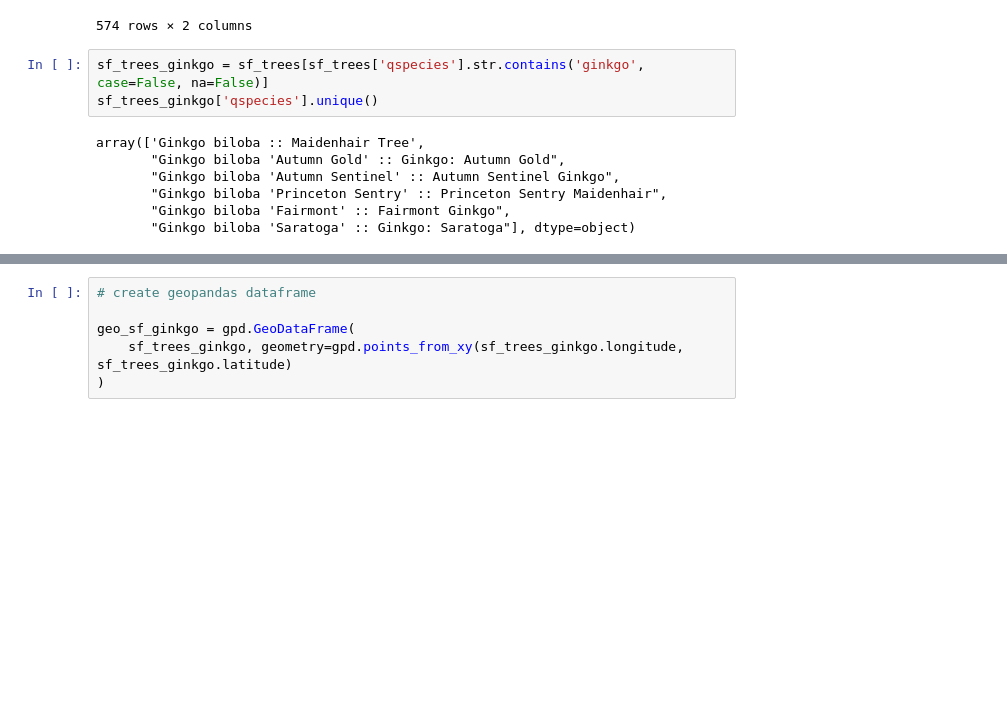
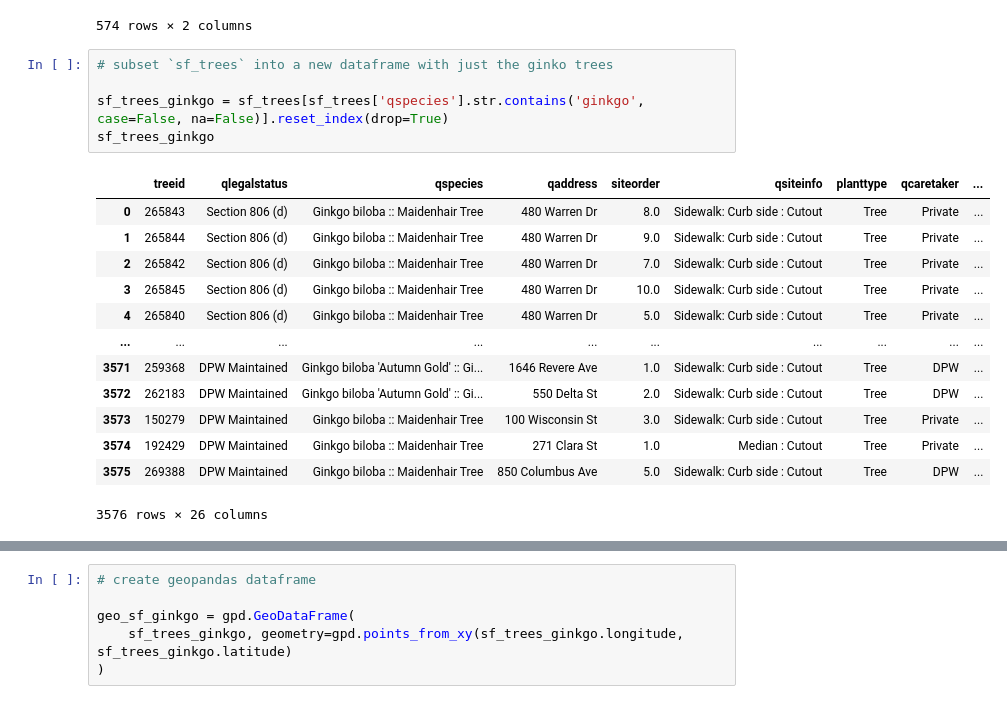
Before and after one commit to jyyang7/j233-proj-trees-in-sf, a Jupyter notebook: 02_data_analysis.ipynb, the cells around one changed output, grey strips where cells are left out. Drawn from its saved outputs; the diff is of its cells as text; blank space fills up the shorter version.

```diff
--- a/02_data_analysis.ipynb
+++ b/02_data_analysis.ipynb
@@ -766,12 +772,21 @@ memory usage: 39.6+ MB
 | 573 | x Chiranthofremontia lenzii :: Hy... | 1 |
 574 rows × 2 columns
 # %%
-sf_trees_ginkgo = sf_trees[sf_trees['qspecies'].str.contains('ginkgo', case=False, na=False)]
-sf_trees_ginkgo['qspecies'].unique()
+# subset `sf_trees` into a new dataframe with just the ginko trees
+
+sf_trees_ginkgo = sf_trees[sf_trees['qspecies'].str.contains('ginkgo', case=False, na=False)].reset_index(drop=True)
+sf_trees_ginkgo
 # %% [output]
+|  | treeid | qlegalstatus | qspecies | qaddress | siteorder | qsiteinfo | planttype | qcaretaker | ... |
+| 0 | 265843 | Section 806 (d) | Ginkgo biloba :: Maidenhair Tree | 480 Warren Dr | 8.0 | Sidewalk: Curb side : Cutout | Tree | Private | ... |
+| 1 | 265844 | Section 806 (d) | Ginkgo biloba :: Maidenhair Tree | 480 Warren Dr | 9.0 | Sidewalk: Curb side : Cutout | Tree | Private | ... |
+| 2 | 265842 | Section 806 (d) | Ginkgo biloba :: Maidenhair Tree | 480 Warren Dr | 7.0 | Sidewalk: Curb side : Cutout | Tree | Private | ... |
+| 3 | 265845 | Section 806 (d) | Ginkgo biloba :: Maidenhair Tree | 480 Warren Dr | 10.0 | Sidewalk: Curb side : Cutout | Tree | Private | ... |
+| 4 | 265840 | Section 806 (d) | Ginkgo biloba :: Maidenhair Tree | 480 Warren Dr | 5.0 | Sidewalk: Curb side : Cutout | Tree | Private | ... |
+| ... | ... | ... | ... | ... | ... | ... | ... | ... | ... |
+| 3571 | 259368 | DPW Maintained | Ginkgo biloba 'Autumn Gold' :: Gi... | 1646 Revere Ave | 1.0 | Sidewalk: Curb side : Cutout | Tree | DPW | ... |
+| 3572 | 262183 | DPW Maintained | Ginkgo biloba 'Autumn Gold' :: Gi... | 550 Delta St | 2.0 | Sidewalk: Curb side : Cutout | Tree | DPW | ... |
+| 3573 | 150279 | DPW Maintained | Ginkgo biloba :: Maidenhair Tree | 100 Wisconsin St | 3.0 | Sidewalk: Curb side : Cutout | Tree | Private | ... |
+| 3574 | 192429 | DPW Maintained | Ginkgo biloba :: Maidenhair Tree | 271 Clara St | 1.0 | Median : Cutout | Tree | Private | ... |
+| 3575 | 269388 | DPW Maintained | Ginkgo biloba :: Maidenhair Tree | 850 Columbus Ave | 5.0 | Sidewalk: Curb side : Cutout | Tree | DPW | ... |
-array(['Ginkgo biloba :: Maidenhair Tree',
-       "Ginkgo biloba 'Autumn Gold' :: Ginkgo: Autumn Gold",
-       "Ginkgo biloba 'Autumn Sentinel' :: Autumn Sentinel Ginkgo",
-       "Ginkgo biloba 'Princeton Sentry' :: Princeton Sentry Maidenhair",
-       "Ginkgo biloba 'Fairmont' :: Fairmont Ginkgo",
-       "Ginkgo biloba 'Saratoga' :: Ginkgo: Saratoga"], dtype=object)
+3576 rows × 26 columns
```
Also changed, not shown: parts of 70 cells of this notebook.
